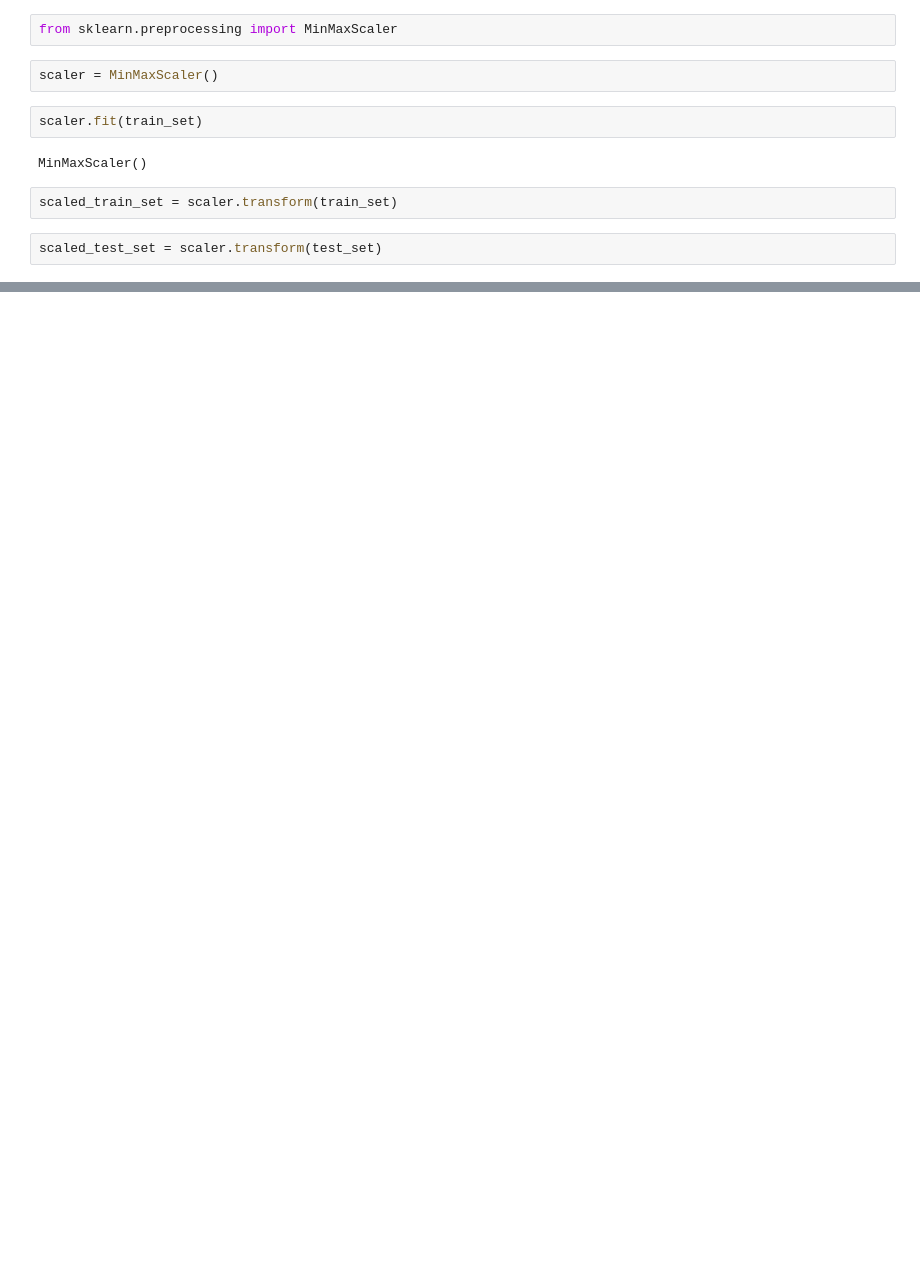
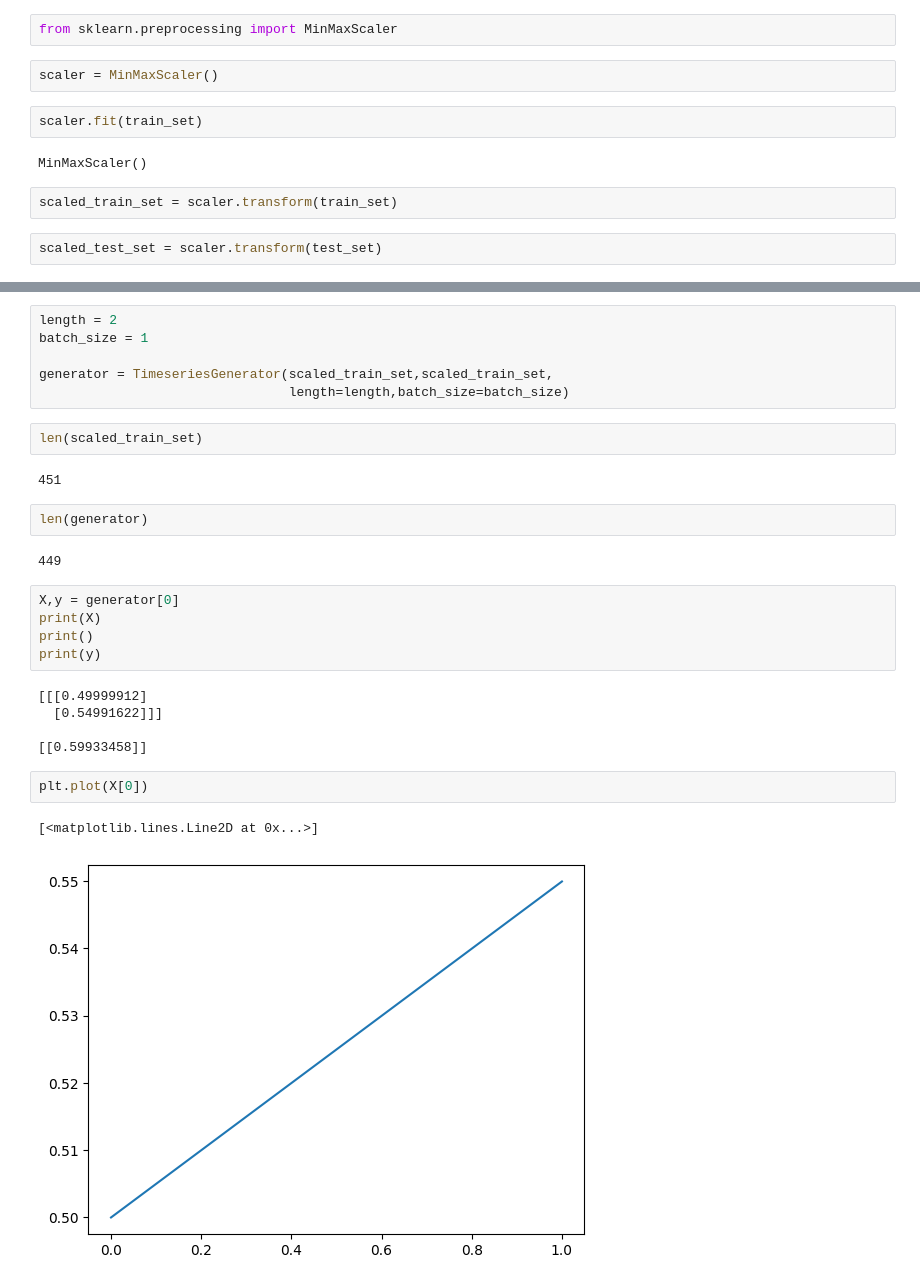
Before and after one commit to wereign/aera-vera-keras-nathu-geras, a Jupyter notebook: RNN_SineWave.ipynb, the cells around one changed output, grey strips where cells are left out. Drawn from its saved outputs; the diff is of its cells as text; blank space fills up the shorter version.

Commit message:
Batch Processing Completed

```diff
--- a/RNN_SineWave.ipynb
+++ b/RNN_SineWave.ipynb
@@ -66,0 +89,29 @@ scaled_test_set = scaler.transform(test_set)
+# %%
+length = 2
+batch_size = 1
+
+generator = TimeseriesGenerator(scaled_train_set,scaled_train_set,
+                                length=length,batch_size=batch_size)
+# %%
+len(scaled_train_set)
+# %% [output]
+451
+# %%
+len(generator)
+# %% [output]
+449
+# %%
+X,y = generator[0]
+print(X)
+print()
+print(y)
+# %% [output]
+[[[0.49999912]
+  [0.54991622]]]
+
+[[0.59933458]]
+# %%
+plt.plot(X[0])
+# %% [output]
+[<matplotlib.lines.Line2D at 0x...>]
+[figure, added]
```
Also changed, not shown: parts of 6 cells of this notebook.
